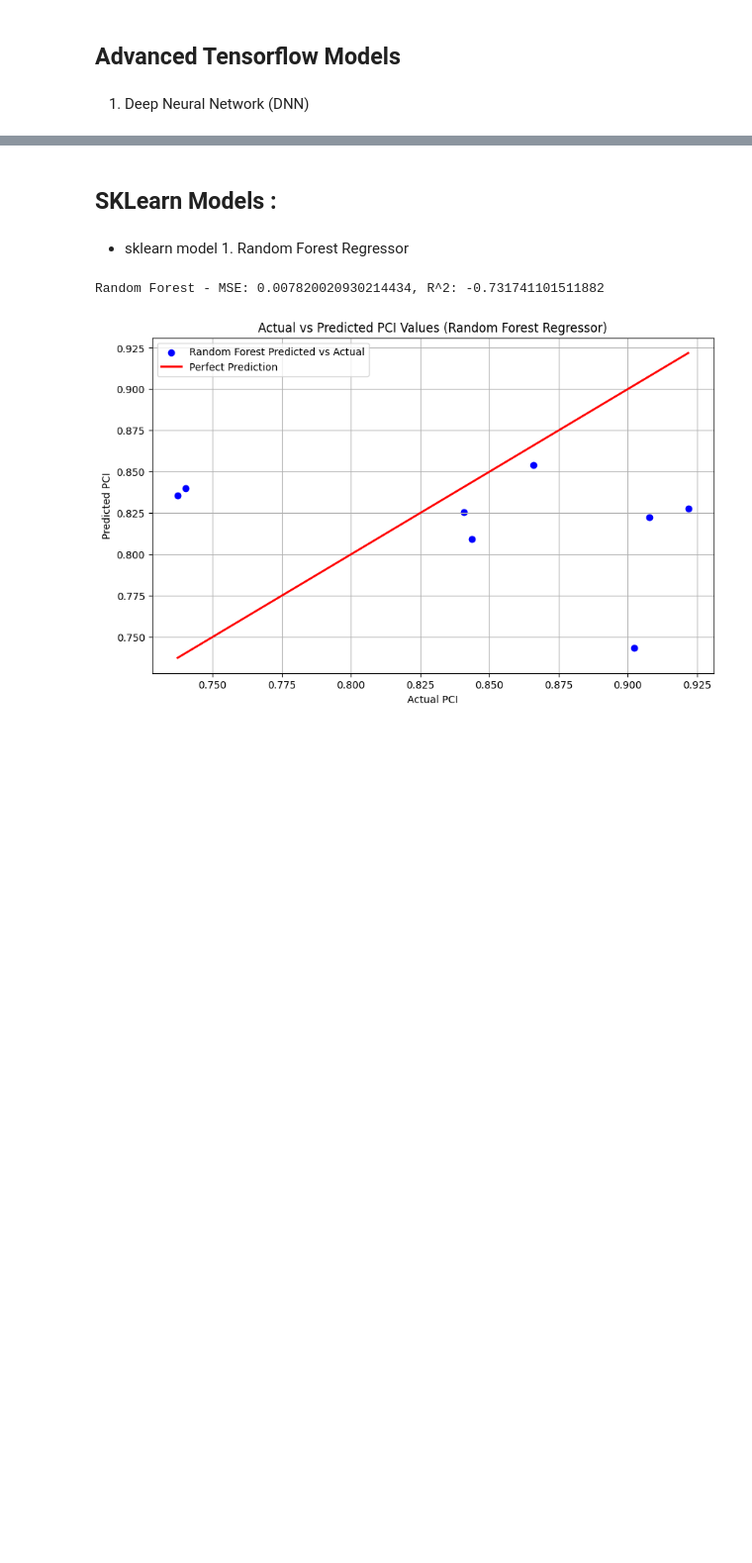
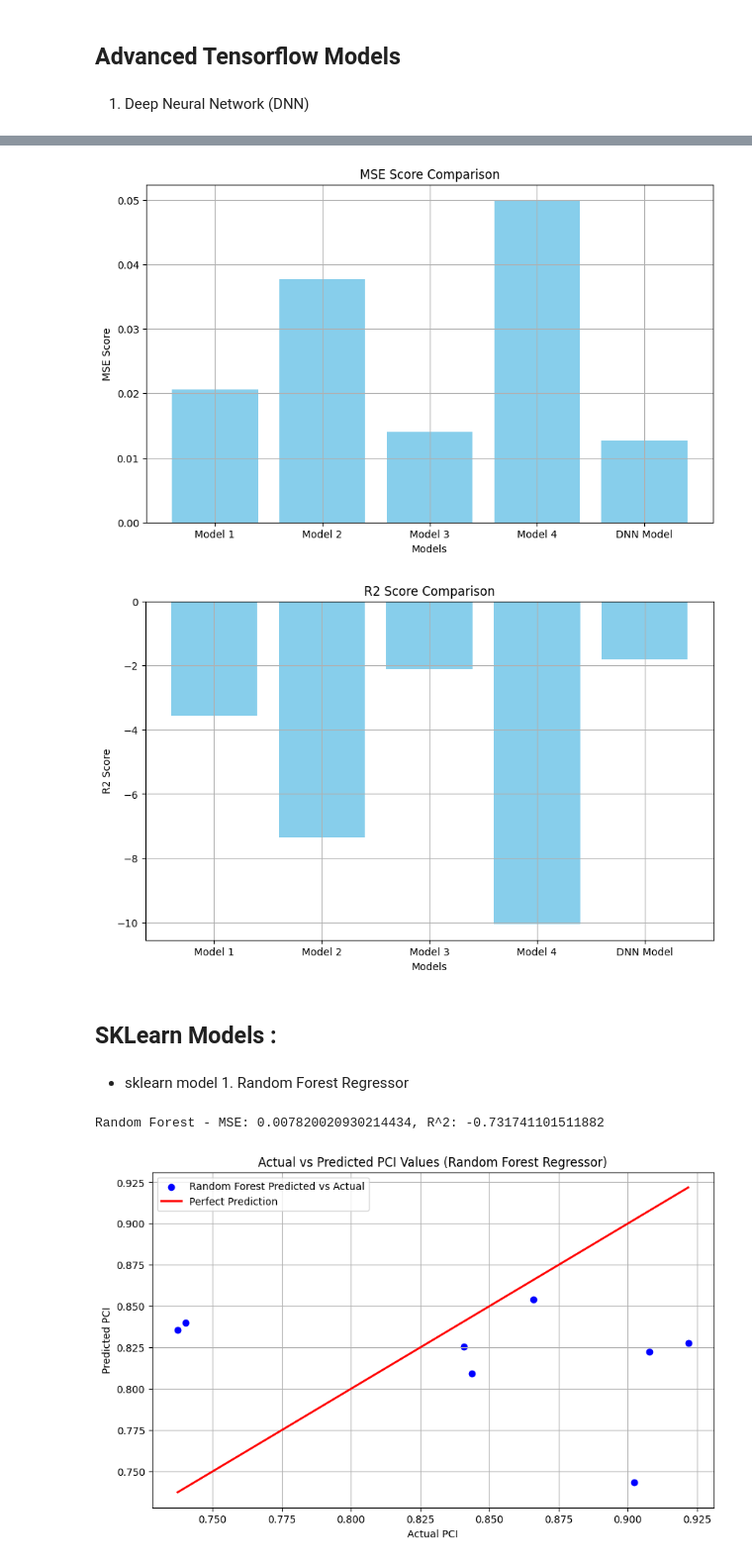
Before and after one commit to nexiouscaliver/pavement-condition-prediction, a Jupyter notebook: notebooks/trail-error.ipynb, the cells around one changed output, grey strips where cells are left out. Shown at 99% size. Cells and saved outputs as stored; diff of their text form; code cells hidden in the pictures; blank space fills up the shorter version.

```diff
--- a/notebooks/trail-error.ipynb
+++ b/notebooks/trail-error.ipynb
@@ -449,5 +500,58 @@ Wall time: 18.6 s
 # %%
 model_dnn.save(r'../models/trialmodels/model_dnn.keras')
+# %%
+# Evaluate Models and Collect Results
+results = []
+
+# Model 1
+mse1 = mean_squared_error(y_test, y_pred_nn)
+r2_1 = r2_score(y_test, y_pred_nn)
+results.append(('Model 1', mse1, r2_1))
+
+# Model 2
+mse2 = mean_squared_error(y_test, y_pred_nn2)
+r2_2 = r2_score(y_test, y_pred_nn2)
+results.append(('Model 2', mse2, r2_2))
+
+# Model 3
+mse3 = mean_squared_error(y_test, y_pred_nn3)
+r2_3 = r2_score(y_test, y_pred_nn3)
+results.append(('Model 3', mse3, r2_3))
+
+# Model 4
+mse4 = mean_squared_error(y_test, y_pred_nn4)
+r2_4 = r2_score(y_test, y_pred_nn4)
+results.append(('Model 4', mse4, r2_4))
+
+# DNN Model
+mse_dnn = mean_squared_error(y_test, y_pred_dnn)
+r2_dnn = r2_score(y_test, y_pred_dnn)
+results.append(('DNN Model', mse_dnn, r2_dnn))
+
+
+# Convert results to DataFrame
+results_df = pd.DataFrame(results, columns=['Model', 'MSE', 'R2'])
+
+# Plot MSE Scores
+plt.figure(figsize=(10, 6))
+plt.bar(results_df['Model'], results_df['MSE'], color='skyblue')
+plt.title('MSE Score Comparison')
+plt.xlabel('Models')
+plt.ylabel('MSE Score')
+plt.grid(True)
+plt.show()
+
+# Plot R2 Scores
+plt.figure(figsize=(10, 6))
+plt.bar(results_df['Model'], results_df['R2'], color='skyblue')
+plt.title('R2 Score Comparison')
+plt.xlabel('Models')
+plt.ylabel('R2 Score')
+plt.grid(True)
+plt.show()
+# %% [output]
+[figure, added]
+[figure, added]
 # %% [markdown]
 ## SKLearn Models :
 # %% [markdown]
```
Also changed, not shown: parts of 8 cells of this notebook.
